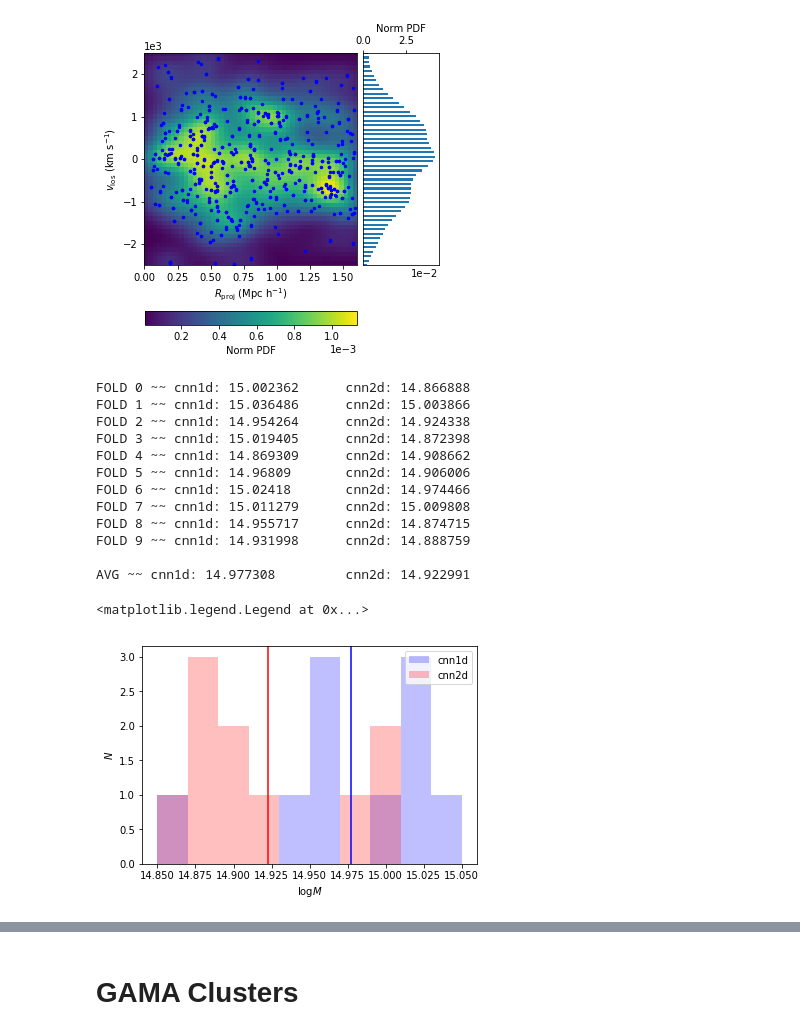
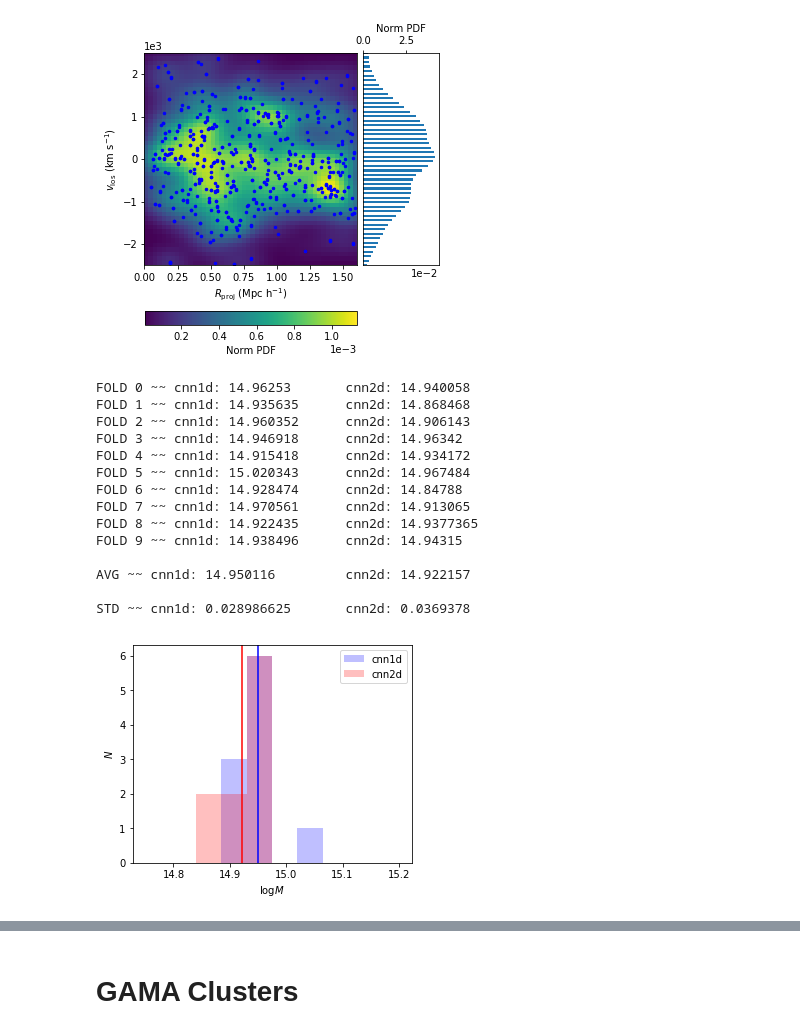
Before and after one commit to McWilliamsCenter/halo_cnn, a Jupyter notebook: notebooks/gama.ipynb, the cells around one changed output, grey strips where cells are left out. Drawn from its saved outputs; the diff is of its cells as text; code cells hidden in the pictures.

Commit message:
added posterior estimation codes. some changes to notebooks to produce plots for notes. repo in desparate need of a makeover

```diff
--- a/notebooks/gama.ipynb
+++ b/notebooks/gama.ipynb
@@ -147,8 +157,8 @@ def kde_2d(gals):
 # %% [markdown]
 # Load Trained Models
 # %%
-model_1d_num = 152
-model_2d_num =  67
+model_1d_num = 154 #152
+model_2d_num =  74 # 67
 # %%
 # Load keras models
 
@@ -187,8 +197,10 @@ par_2d = np.load('/home/mho1/scratch/halo_cnn/saved_models/halo_cnn2d_r/halo_cnn
                  encoding='latin1').item()['params']
 
 def logM_from_y1d(y):
+    y = (y+1)/2.
     return (par_1d['logmass_max'] - par_1d['logmass_min'])*y + par_1d['logmass_min']
 def logM_from_y2d(y):
+    y = (y+1)/2.
     return (par_2d['logmass_max'] - par_2d['logmass_min'])*y + par_2d['logmass_min']
 # %% [markdown]
 # Coma
@@ -303,38 +321,45 @@ cb.update_ticks()
 # %%
 logM_1d = [None]*10
 logM_2d = [None]*10
 
 for i in range(10):
     logM_1d[i] = logM_from_y1d(model_1d[i].predict(kdeval_1d)).flatten()[0]
     logM_2d[i] = logM_from_y2d(model_2d[i].predict(kdeval_2d)).flatten()[0]
 
     print('FOLD', i, '~~ cnn1d:', logM_1d[i],'\tcnn2d:', logM_2d[i])
 
 print('\nAVG ~~ cnn1d:', np.mean(logM_1d), '\tcnn2d:', np.mean(logM_2d))
+print('\nSTD ~~ cnn1d:', np.std(logM_1d), '\tcnn2d:', np.std(logM_2d))
 
-plt.hist(logM_1d, label='cnn1d', color='b', alpha=0.25, range=(14.85,15.05))
-plt.hist(logM_2d, label='cnn2d', color='r', alpha=0.25, range=(14.85,15.05))
+
+f = plt.figure(figsize=(5,4))
+
+plt.hist(logM_1d, label='cnn1d', color='b', alpha=0.25, range=(14.75,15.2))
+plt.hist(logM_2d, label='cnn2d', color='r', alpha=0.25, range=(14.75,15.2))
 plt.axvline(np.mean(logM_1d), color='b')
 plt.axvline(np.mean(logM_2d), color='r')
 
 plt.xlabel('$\log M$')
 plt.ylabel('$N$')
 plt.legend()
+
+# f.savefig(os.path.join(imdir,'temp.png'),bbox_inches='tight', dpi=500)
 # %% [output]
-FOLD 0 ~~ cnn1d: 15.002362      cnn2d: 14.866888
-FOLD 1 ~~ cnn1d: 15.036486      cnn2d: 15.003866
-FOLD 2 ~~ cnn1d: 14.954264      cnn2d: 14.924338
-FOLD 3 ~~ cnn1d: 15.019405      cnn2d: 14.872398
-FOLD 4 ~~ cnn1d: 14.869309      cnn2d: 14.908662
-FOLD 5 ~~ cnn1d: 14.96809       cnn2d: 14.906006
-FOLD 6 ~~ cnn1d: 15.02418       cnn2d: 14.974466
-FOLD 7 ~~ cnn1d: 15.011279      cnn2d: 15.009808
-FOLD 8 ~~ cnn1d: 14.955717      cnn2d: 14.874715
-FOLD 9 ~~ cnn1d: 14.931998      cnn2d: 14.888759
+FOLD 0 ~~ cnn1d: 14.96253       cnn2d: 14.940058
+FOLD 1 ~~ cnn1d: 14.935635      cnn2d: 14.868468
+FOLD 2 ~~ cnn1d: 14.960352      cnn2d: 14.906143
+FOLD 3 ~~ cnn1d: 14.946918      cnn2d: 14.96342
+FOLD 4 ~~ cnn1d: 14.915418      cnn2d: 14.934172
+FOLD 5 ~~ cnn1d: 15.020343      cnn2d: 14.967484
+FOLD 6 ~~ cnn1d: 14.928474      cnn2d: 14.84788
+FOLD 7 ~~ cnn1d: 14.970561      cnn2d: 14.913065
+FOLD 8 ~~ cnn1d: 14.922435      cnn2d: 14.9377365
+FOLD 9 ~~ cnn1d: 14.938496      cnn2d: 14.94315
 
-AVG ~~ cnn1d: 14.977308         cnn2d: 14.922991
+AVG ~~ cnn1d: 14.950116         cnn2d: 14.922157
+
+STD ~~ cnn1d: 0.028986625       cnn2d: 0.0369378
-<matplotlib.legend.Legend at 0x...>
-[figure, old version]
+[figure, new version]
 # %%
 logM_Coma = np.log10(1.88*10**15)
 logMvir_Coma = logMvir(np.std(gals['vlos']))
```
Also changed, not shown: parts of 17 cells of this notebook, 15 other files.
